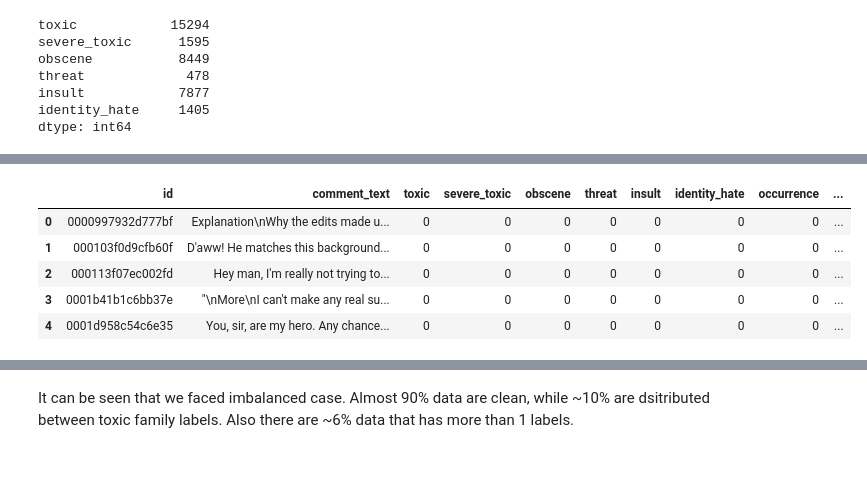
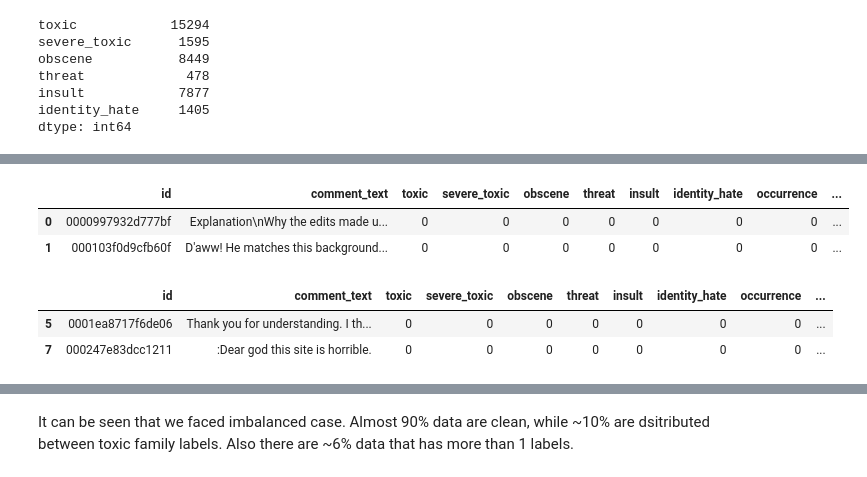
Before and after one commit to fhrzn/detoxification, a Jupyter notebook: notebooks/1.0-fhrzn-initial-eda.ipynb, the cells around one changed output, grey strips where cells are left out. Cells and saved outputs as stored; diff of their text form; code cells hidden in the pictures.

```diff
--- a/notebooks/1.0-fhrzn-initial-eda.ipynb
+++ b/notebooks/1.0-fhrzn-initial-eda.ipynb
@@ -25,3 +29,9 @@ train_df.head()
 | 2 | 000113f07ec002fd | Hey man, I'm really not trying to... | 0 | 0 | 0 | 0 | 0 | 0 |
 | 3 | 0001b41b1c6bb37e | "\nMore\nI can't make any real su... | 0 | 0 | 0 | 0 | 0 | 0 |
 | 4 | 0001d958c54c6e35 | You, sir, are my hero. Any chance... | 0 | 0 | 0 | 0 | 0 | 0 |
+# %%
+test_df = pd.read_csv('../data/raw/jigsaw/test.csv')
+test_labels_df = pd.read_csv('../data/raw/jigsaw/test_labels.csv')
+
+test_df = test_df.merge(test_labels_df, how='inner', on='id')
+test_df.head()
@@ -31,0 +51,9 @@ train_df.shape
+# %%
+def is_toxic(row):
+    return 1 if row.sum() > 1 else -1 if row.sum() < 0 else 0
+
+test_df['is_toxic'] = test_df.iloc[:, 2:].apply(is_toxic, axis=1)
+
+# filter test set
+test_df = test_df[test_df['is_toxic'] > -1].drop('is_toxic', axis=1)
+len(test_df)
@@ -53,4 +83,4 @@ identity_hate     1405
 dtype: int64
 # %%
 train_df['occurrence'] = train_df.iloc[:, 2:].sum(axis=1)
-train_df[train_df['occurrence'] > 1].head()
+test_df['occurrence'] = test_df.iloc[:, 2:].sum(axis=1)
@@ -64,12 +87,15 @@ train_df[train_df['occurrence'] > 1].head()
 # %%
 train_df['clean'] = train_df['occurrence'].map(lambda x: 1 if x == 0 else 0)
 train_df['multilabel'] = train_df['occurrence'].map(lambda x: 1 if x > 1 else 0)
+test_df['clean'] = test_df['occurrence'].map(lambda x: 1 if x == 0 else 0)
+test_df['multilabel'] = test_df['occurrence'].map(lambda x: 1 if x > 1 else 0)
 
-train_df.head()
+display(train_df.head(2))
+display(test_df.head(2))
 # %% [output]
 |  | id | comment_text | toxic | severe_toxic | obscene | threat | insult | identity_hate | occurrence | ... |
 | 0 | 0000997932d777bf | Explanation\nWhy the edits made u... | 0 | 0 | 0 | 0 | 0 | 0 | 0 | ... |
 | 1 | 000103f0d9cfb60f | D'aww! He matches this background... | 0 | 0 | 0 | 0 | 0 | 0 | 0 | ... |
-| 2 | 000113f07ec002fd | Hey man, I'm really not trying to... | 0 | 0 | 0 | 0 | 0 | 0 | 0 | ... |
-| 3 | 0001b41b1c6bb37e | "\nMore\nI can't make any real su... | 0 | 0 | 0 | 0 | 0 | 0 | 0 | ... |
-| 4 | 0001d958c54c6e35 | You, sir, are my hero. Any chance... | 0 | 0 | 0 | 0 | 0 | 0 | 0 | ... |
+|  | id | comment_text | toxic | severe_toxic | obscene | threat | insult | identity_hate | occurrence | ... |
+| 5 | 0001ea8717f6de06 | Thank you for understanding. I th... | 0 | 0 | 0 | 0 | 0 | 0 | 0 | ... |
+| 7 | 000247e83dcc1211 | :Dear god this site is horrible. | 0 | 0 | 0 | 0 | 0 | 0 | 0 | ... |
```
Also changed, not shown: parts of 45 cells of this notebook.
